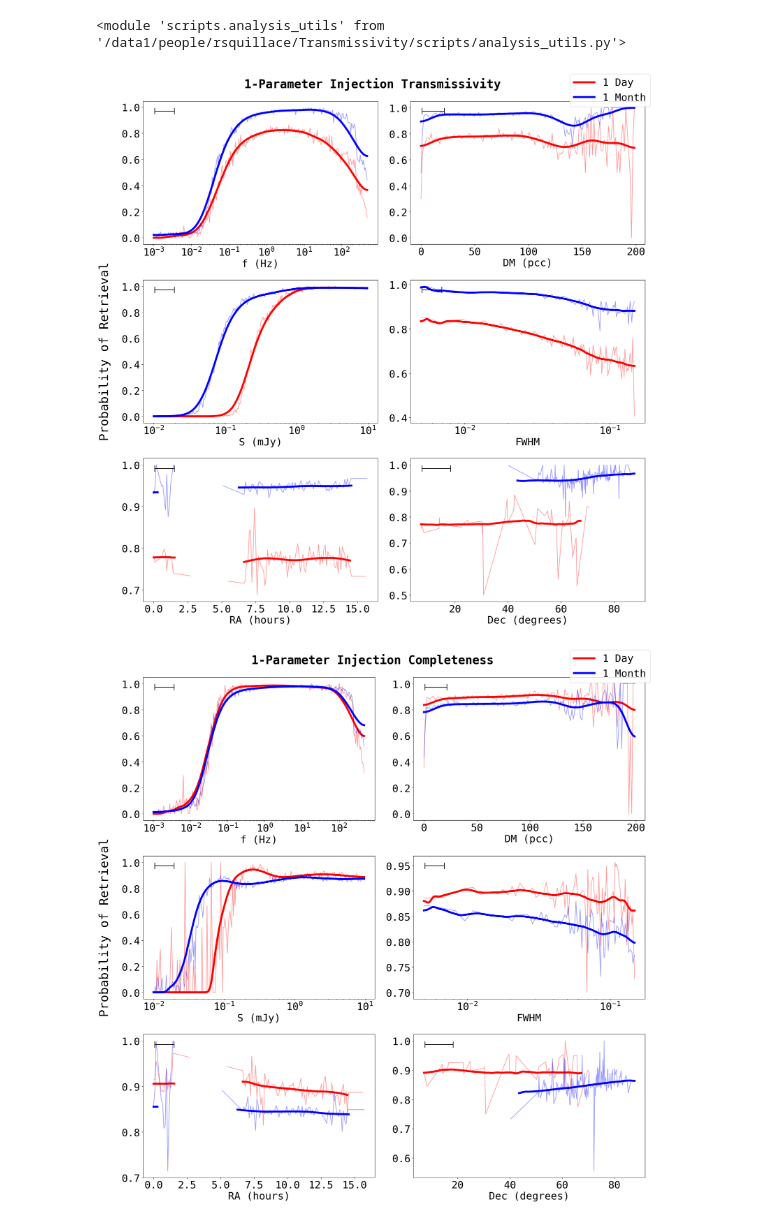
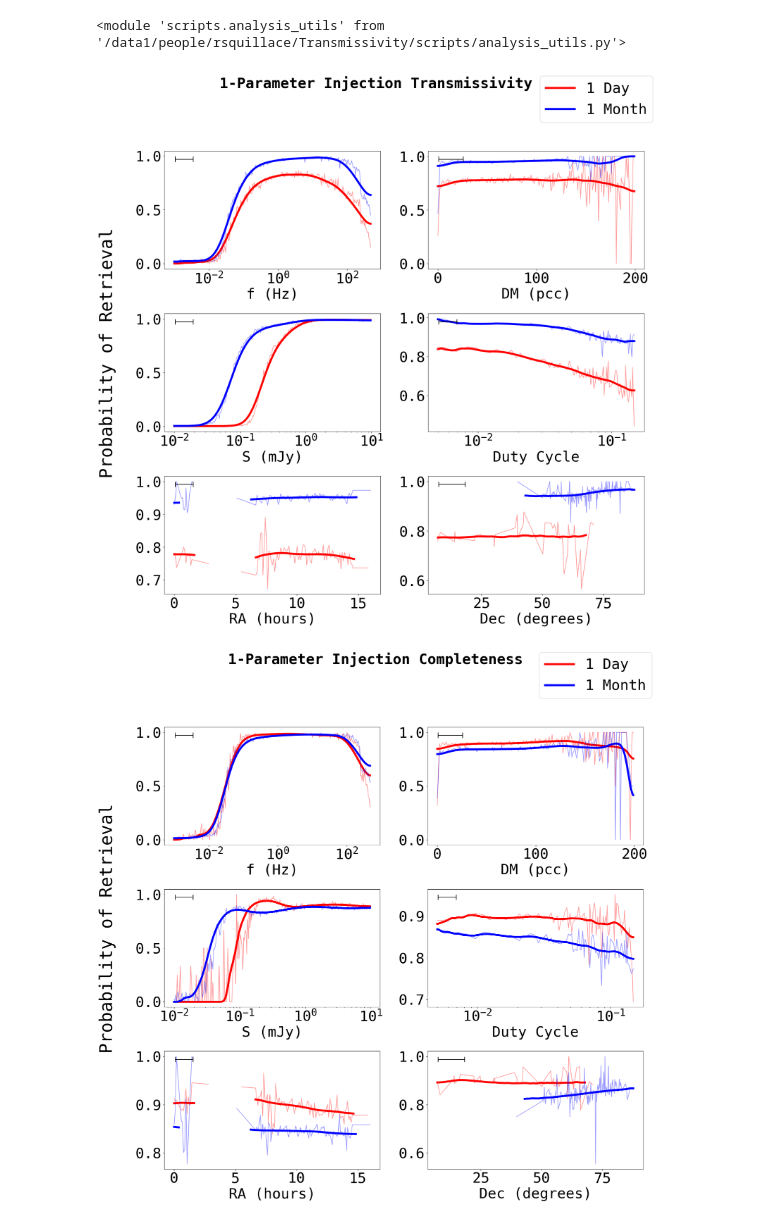
Before and after one commit to chime-sps/Transmissivity, a Jupyter notebook: results/injection_analysis_1d.ipynb, the cells around one changed output. Drawn from its saved outputs; the diff is of its cells as text; code cells hidden in the pictures.

Commit message:
final plots for paper

```diff
--- a/results/injection_analysis_1d.ipynb
+++ b/results/injection_analysis_1d.ipynb
@@ -87,8 +87,8 @@ glob_mask_all = all_fglob_mask & all_DMglob_mask & all_Sglob_mask
 # %%
 f_bins = np.logspace(-3, 2.7, 250)
 f_dev = 10
-DM_bins = np.linspace(0, 200, 150)
-DM_dev = 5
+DM_bins = np.linspace(0, 200, 200)
+DM_dev = 10
 S_bins = np.logspace(-2, 1, 250)
 S_dev = 10
 FWHM_bins = np.logspace(np.log10(0.005), np.log10(0.15), 250)
@@ -451,7 +451,7 @@ au.add_crosshair(ax[2], S_bins, np.sqrt(S_dev**2 + 3**2))
 ax[3].plot(FWHM_bins[:-1], gaussian_filter(FWHM_inj_p_smooth, 5), color='red', linewidth = '5.')
 ax[3].plot(FWHM_bins[:-1], gaussian_filter(FWHM_inj_p_30, 5), color='blue', linewidth = '5.')
 ax[3].set_xscale('log')
-ax[3].set_xlabel('FWHM')
+ax[3].set_xlabel('Duty Cycle')
 au.add_crosshair(ax[3], FWHM_bins, np.sqrt(FWHM_dev**2 + 5**2))
 
 ax[4].plot(RA_bins[:-1] / 15, gaussian_filter(RA_inj_p_smooth, 3), color='red', linewidth = '5.')
@@ -464,11 +464,12 @@ ax[5].plot(Dec_bins[:-1], gaussian_filter(Dec_inj_p_30, 3), color='blue', linewi
 ax[5].set_xlabel('Dec (degrees)')
 au.add_crosshair(ax[5], Dec_bins, np.sqrt(Dec_dev**2 + 3**2))
 
-fig.suptitle('Injection Distributions', fontsize=30, fontweight='bold')
+fig.suptitle('Injection Distributions', fontsize=36, fontweight='bold')
 fig.supylabel('Injections per Gaussian Beam')
 fig.legend()
 #handles, labels = ax[0].get_legend_handles_labels()
 # fig.legend(handles, labels, title='Harmonics Counted', loc='upper right',
 #            bbox_to_anchor=(1.0, 1.0), bbox_transform=fig.transFigure)
 plt.tight_layout()
+plt.subplots_adjust(top = 0.85)
 # %% [output]
@@ -508,7 +509,7 @@ au.add_crosshair(ax[2], S_bins, np.sqrt(S_dev**2 + 5**2))
 ax[3].plot(FWHM_bins[:-1], gaussian_filter(FWHM_sigma_1, 2), color='red', linewidth = '5.')
 ax[3].plot(FWHM_bins[:-1], gaussian_filter(FWHM_sigma_30, 2), color='blue', linewidth = '5.')
 ax[3].set_xscale('log')
-ax[3].set_xlabel('FWHM')
+ax[3].set_xlabel('Duty Cycle')
 ax[3].set_yscale('log')
 au.add_crosshair(ax[3], FWHM_bins, np.sqrt(FWHM_dev**2 + 2**2))
 
@@ -525,11 +526,12 @@ ax[5].set_yscale('log')
 au.add_crosshair(ax[5], Dec_bins, np.sqrt(Dec_dev**2 + 3**2))
 ax[5].set_ylim(1e1, 5e4)
 
-fig.suptitle(r'Distribution of Injections with $\sigma_p \geq 6$', fontsize=30, fontweight='bold')
+fig.suptitle(r'Distribution of Injections with $\sigma_p \geq 6$', fontsize=36, fontweight='bold')
 fig.supylabel('Injections per Gaussian Beam')
 #handles, labels = ax[0].get_legend_handles_labels()
 # fig.legend(handles, labels, title='Harmonics Counted', loc='upper right',
 #            bbox_to_anchor=(1.0, 1.0), bbox_transform=fig.transFigure)
 fig.legend()
 plt.tight_layout()
+plt.subplots_adjust(top = 0.85)
 # %% [output]
@@ -578,7 +580,7 @@ ax[3].plot(FWHM_bins[:-1], FWHM_sens_30, alpha=0.4, color='blue')
 # ax[3].plot(FWHM_bins[:-1], gaussian_filter(FWHM_comp_smooth, 3), color='blue')
 # ax[3].plot(FWHM_bins[:-1], FWHM_comp, alpha=0.4, color='blue')
 ax[3].set_xscale('log')
-ax[3].set_xlabel('FWHM')
+ax[3].set_xlabel('Duty Cycle')
 au.add_crosshair(ax[3], FWHM_bins, np.sqrt(FWHM_dev**2 + 3**2))
 
 RA_mask_day = RA_inj_p_smooth > 1e3
@@ -611,7 +613,7 @@ ax[5].plot(Dec_bins[:-1], Dec_sens_30, alpha=0.4, color='blue')
 ax[5].set_xlabel('Dec (degrees)')
 au.add_crosshair(ax[5], Dec_bins, np.sqrt(Dec_dev**2 + 5**2))
 
-fig.suptitle('1-Parameter Injection Transmissivity', fontsize=30, fontweight='bold')
+fig.suptitle('1-Parameter Injection Transmissivity', fontsize=36, fontweight='bold')
 fig.supylabel('Probability of Retrieval')
 #fig.legend()
 handles, labels = ax[0].get_legend_handles_labels()
@@ -619,8 +621,9 @@ fig.legend()
 # fig.legend(handles, labels, title='Harmonics Counted', loc='upper right',
 #            bbox_to_anchor=(1.0, 1.0), bbox_transform=fig.transFigure)
 plt.tight_layout()
+plt.subplots_adjust(top = 0.85)
 # %% [output]
-[figure, old version]
+[figure, new version]
 # %%
 fig, ax = plt.subplots(3, 2, figsize=(20, 20), layout = 'constrained')
 ax = ax.flatten()
@@ -661,7 +664,7 @@ ax[3].plot(FWHM_bins[:-1], FWHM_comp_30, alpha=0.4, color='blue')
 # ax[3].plot(FWHM_bins[:-1], gaussian_filter(FWHM_comp_smooth, 3), color='blue')
 # ax[3].plot(FWHM_bins[:-1], FWHM_comp, alpha=0.4, color='blue')
 ax[3].set_xscale('log')
-ax[3].set_xlabel('FWHM')
+ax[3].set_xlabel('Duty Cycle')
 au.add_crosshair(ax[3], FWHM_bins, np.sqrt(FWHM_dev**2 + 3**2))
 
 RA_mask_day = RA_inj_p_smooth > 1e3
@@ -675,32 +678,33 @@ ax[4].plot(RA_bins[:-1] / 15, RA_comp, alpha=0.4, color='red')
 ax[4].plot(RA_bins[:-1] / 15, gaussian_filter(RA_comp_smooth_30, 3), color='blue', linewidth = '5.')
 ax[4].plot(RA_bins[:-1] / 15, RA_comp_30, alpha=0.4, color='blue')
 # ax[3].plot(RA_bins[:-1], gaussian_filter(RA_comp_smooth, 3), color='blue')
 # ax[3].plot(RA_bins[:-1], RA_comp, alpha=0.4, color='blue')
 ax[4].set_xlabel('RA (hours)')
 au.add_crosshair(ax[4], RA_bins, np.sqrt(RA_dev**2 + 3**2))
 
 Dec_mask_day = Dec_inj_p_smooth > 1e3
 Dec_mask_month = Dec_inj_p_30 > 1e3
 Dec_comp_smooth[~Dec_mask_day] = np.nan
 Dec_comp[~Dec_mask_day] = np.nan
 Dec_comp_smooth_30[~Dec_mask_month] = np.nan
 Dec_comp_30[~Dec_mask_month] = np.nan
 ax[5].plot(Dec_bins[:-1], gaussian_filter(Dec_comp_smooth, 5), color='red', linewidth = '5.')
 ax[5].plot(Dec_bins[:-1], Dec_comp, alpha=0.4, color='red')
 ax[5].plot(Dec_bins[:-1], gaussian_filter(Dec_comp_smooth_30, 5), color='blue', linewidth = '5.')
 ax[5].plot(Dec_bins[:-1], Dec_comp_30, alpha=0.4, color='blue')
 # ax[3].plot(Dec_bins[:-1], gaussian_filter(Dec_comp_smooth, 3), color='blue')
 # ax[3].plot(Dec_bins[:-1], Dec_comp, alpha=0.4, color='blue')
 ax[5].set_xlabel('Dec (degrees)')
 au.add_crosshair(ax[5], Dec_bins, np.sqrt(Dec_dev**2 + 5**2))
 
-fig.suptitle('1-Parameter Injection Completeness', fontsize=30, fontweight='bold')
+fig.suptitle('1-Parameter Injection Completeness', fontsize=36, fontweight='bold')
 fig.supylabel('Probability of Retrieval')
 #fig.legend()
 handles, labels = ax[0].get_legend_handles_labels()
 fig.legend()
 # fig.legend(handles, labels, title='Harmonics Counted', loc='upper right',
 #            bbox_to_anchor=(1.0, 1.0), bbox_transform=fig.transFigure)
 plt.tight_layout()
+plt.subplots_adjust(top = 0.85)
 # %% [output]
-[figure, old version]
+[figure, new version]
```
Also changed, not shown: parts of 9 cells of this notebook.
